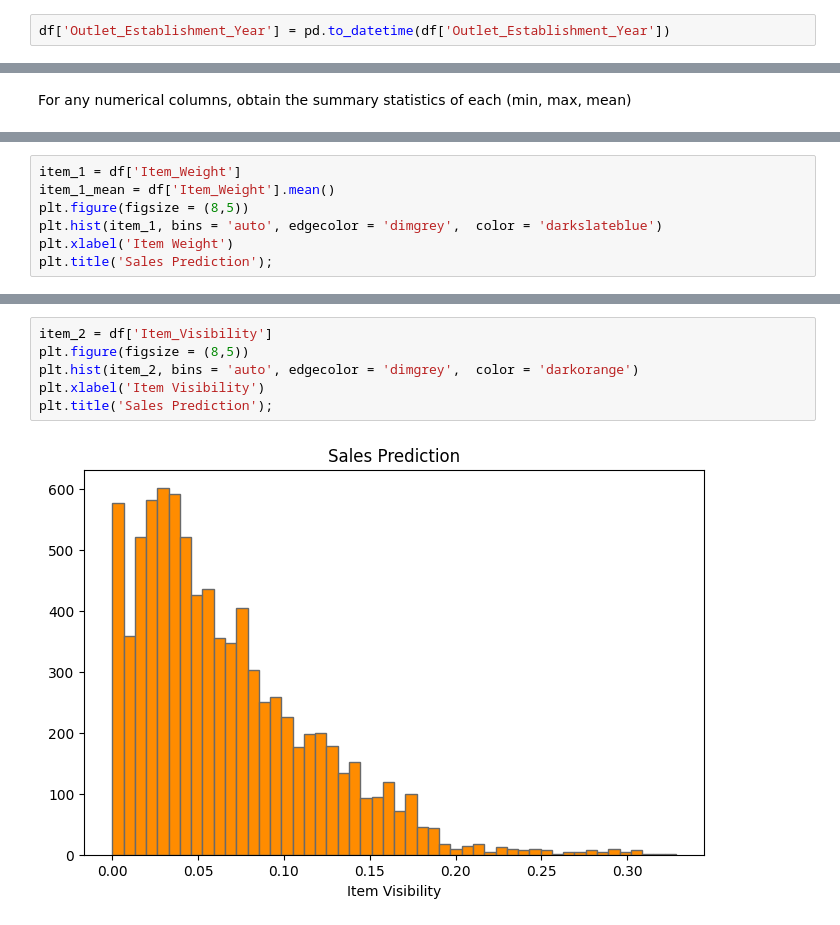
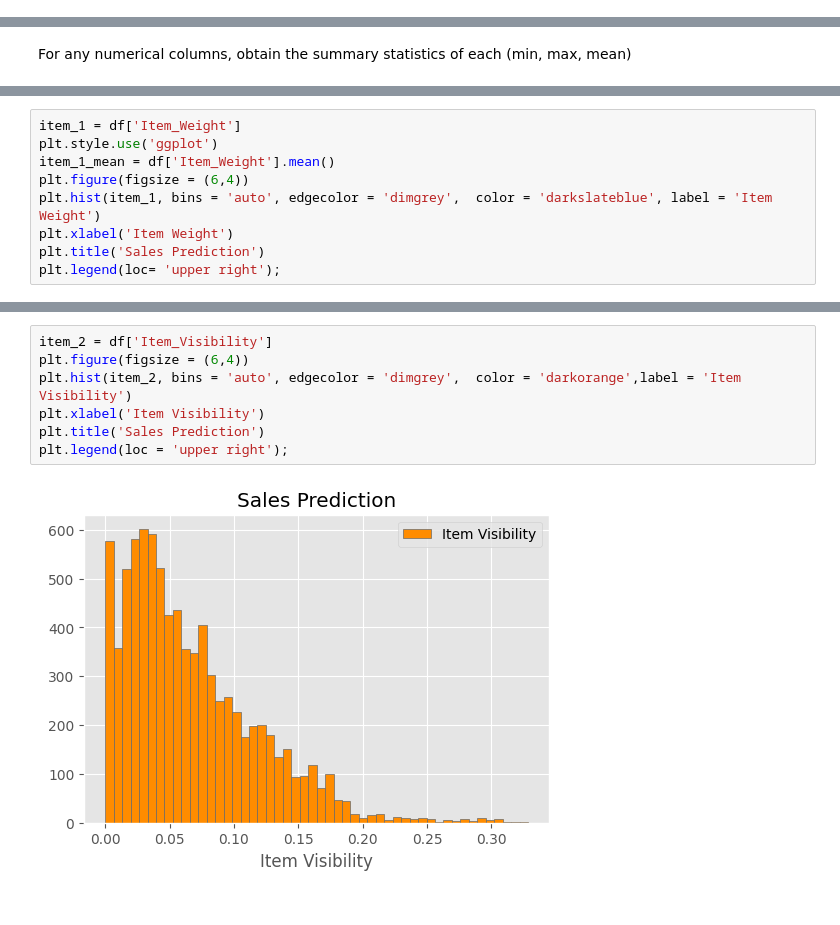
Before and after one commit to Icee21/sales-predictions, a Jupyter notebook: Sales_predictions.ipynb, the cells around one changed output, grey strips where cells are left out. Saved outputs shown, nothing was run; the diff lists cells and outputs as text.

```diff
--- a/Sales_predictions.ipynb
+++ b/Sales_predictions.ipynb
@@ -53,5 +53,3 @@ Outlet_Location_Type          object
 Outlet_Type                   object
 Item_Outlet_Sales            float64
 dtype: object
-# %%
-df['Outlet_Establishment_Year'] = pd.to_datetime(df['Outlet_Establishment_Year'])
@@ -226,8 +202,10 @@ df.describe()
 # %%
 item_1 = df['Item_Weight']
+plt.style.use('ggplot')
 item_1_mean = df['Item_Weight'].mean()
-plt.figure(figsize = (8,5))
-plt.hist(item_1, bins = 'auto', edgecolor = 'dimgrey',  color = 'darkslateblue')
+plt.figure(figsize = (6,4))
+plt.hist(item_1, bins = 'auto', edgecolor = 'dimgrey',  color = 'darkslateblue', label = 'Item Weight')
 plt.xlabel('Item Weight')
-plt.title('Sales Prediction');
+plt.title('Sales Prediction')
+plt.legend(loc= 'upper right');
 # %% [output]
@@ -235,10 +213,11 @@ plt.title('Sales Prediction');
 # %%
 item_2 = df['Item_Visibility']
-plt.figure(figsize = (8,5))
-plt.hist(item_2, bins = 'auto', edgecolor = 'dimgrey',  color = 'darkorange')
+plt.figure(figsize = (6,4))
+plt.hist(item_2, bins = 'auto', edgecolor = 'dimgrey',  color = 'darkorange',label = 'Item Visibility')
 plt.xlabel('Item Visibility')
-plt.title('Sales Prediction');
+plt.title('Sales Prediction')
+plt.legend(loc = 'upper right');
 # %% [output]
-[figure, old version]
+[figure, new version]
 # %%
 item_3 = df['Item_MRP']
```
Also changed, not shown: parts of 13 cells of this notebook.
